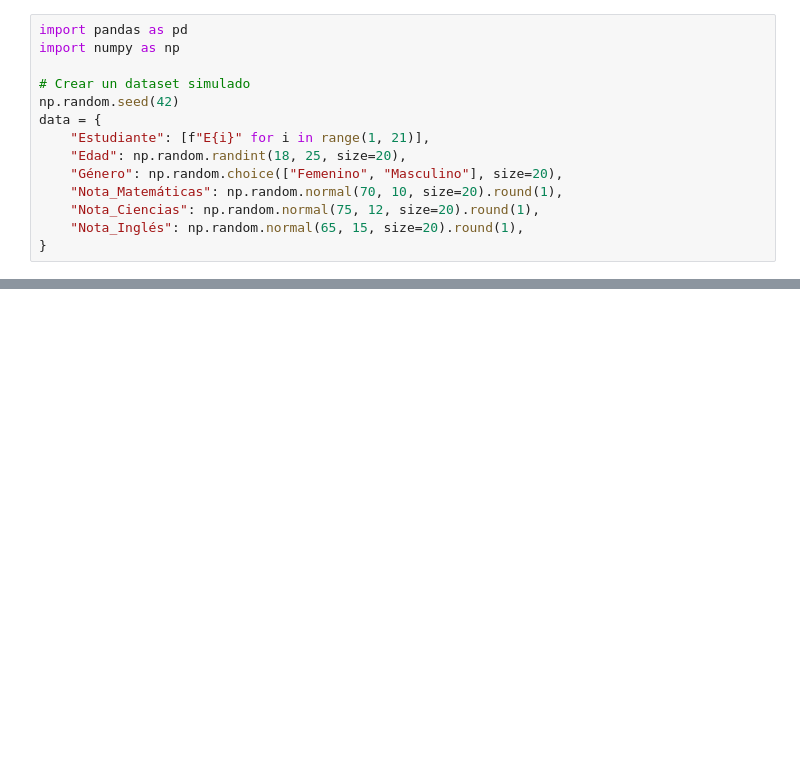
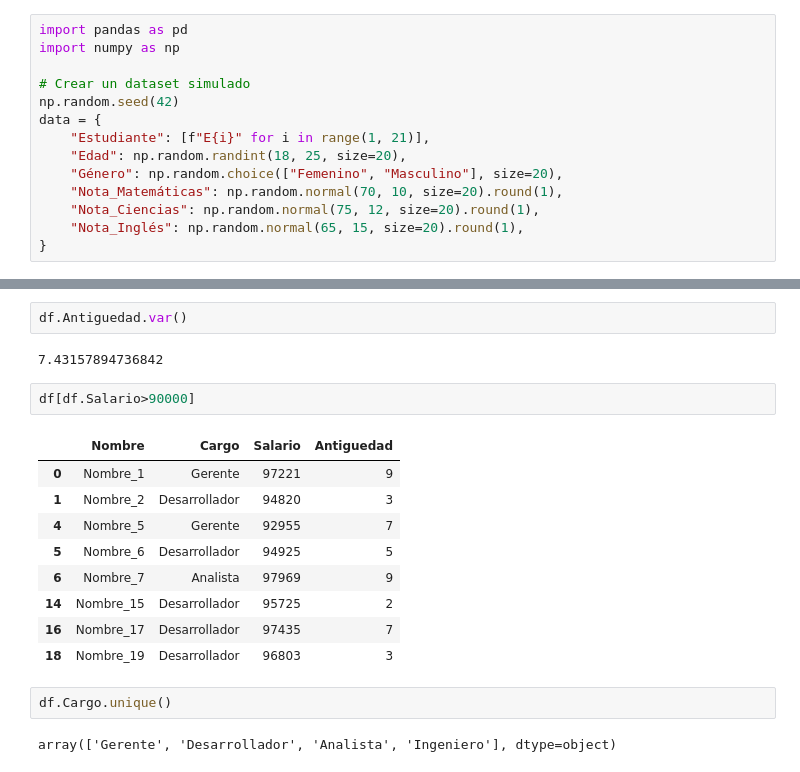
Before and after one commit to Majela12/apuntesIA, a Jupyter notebook: Apuntes_EDA.ipynb, the cells around one changed output, grey strips where cells are left out. Cells and saved outputs as stored; diff of their text form; blank space fills up the shorter version.

```diff
--- a/Apuntes_EDA.ipynb
+++ b/Apuntes_EDA.ipynb
@@ -46,0 +214,20 @@ Type "help", "copyright", "credits" or "license" for more information.
+# %%
+df.Antiguedad.var()
+# %% [output]
+7.43157894736842
+# %%
+df[df.Salario>90000]
+# %% [output]
+|  | Nombre | Cargo | Salario | Antiguedad |
+| 0 | Nombre_1 | Gerente | 97221 | 9 |
+| 1 | Nombre_2 | Desarrollador | 94820 | 3 |
+| 4 | Nombre_5 | Gerente | 92955 | 7 |
+| 5 | Nombre_6 | Desarrollador | 94925 | 5 |
+| 6 | Nombre_7 | Analista | 97969 | 9 |
+| 14 | Nombre_15 | Desarrollador | 95725 | 2 |
+| 16 | Nombre_17 | Desarrollador | 97435 | 7 |
+| 18 | Nombre_19 | Desarrollador | 96803 | 3 |
+# %%
+df.Cargo.unique()
+# %% [output]
+array(['Gerente', 'Desarrollador', 'Analista', 'Ingeniero'], dtype=object)
```
Also changed, not shown: parts of 16 cells of this notebook.
